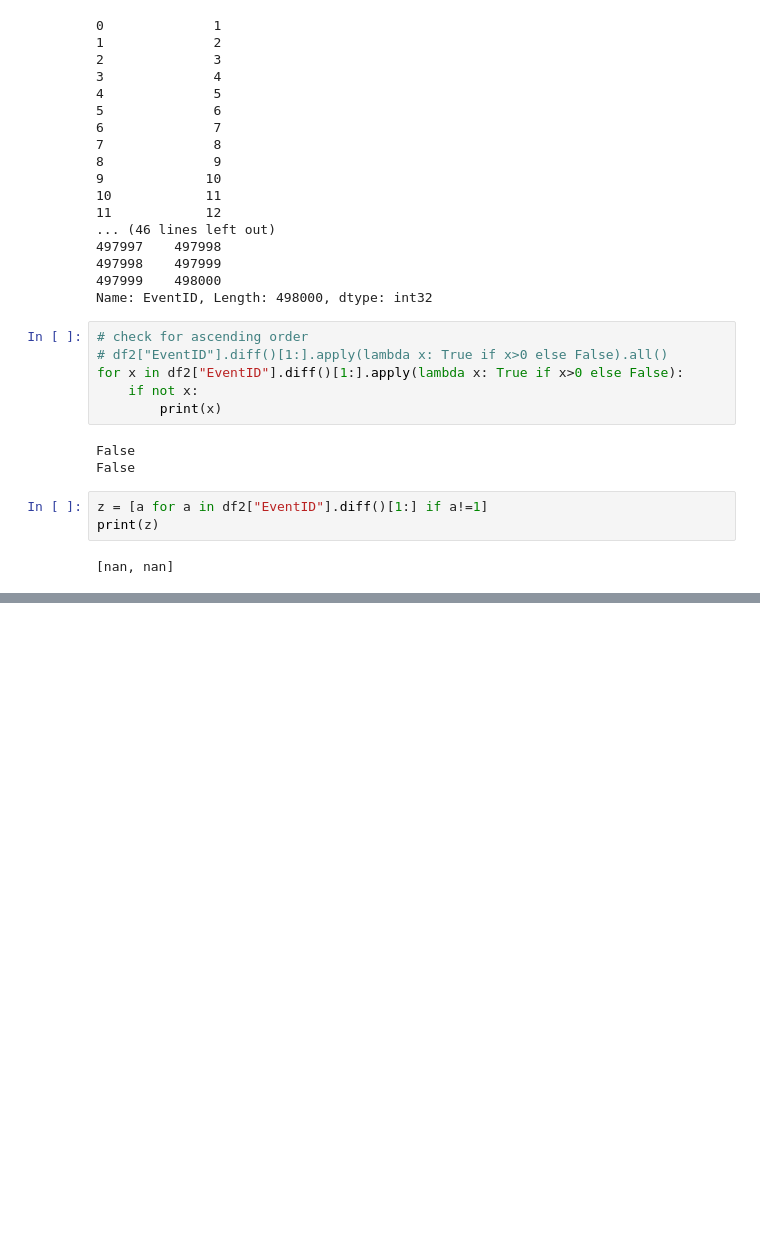
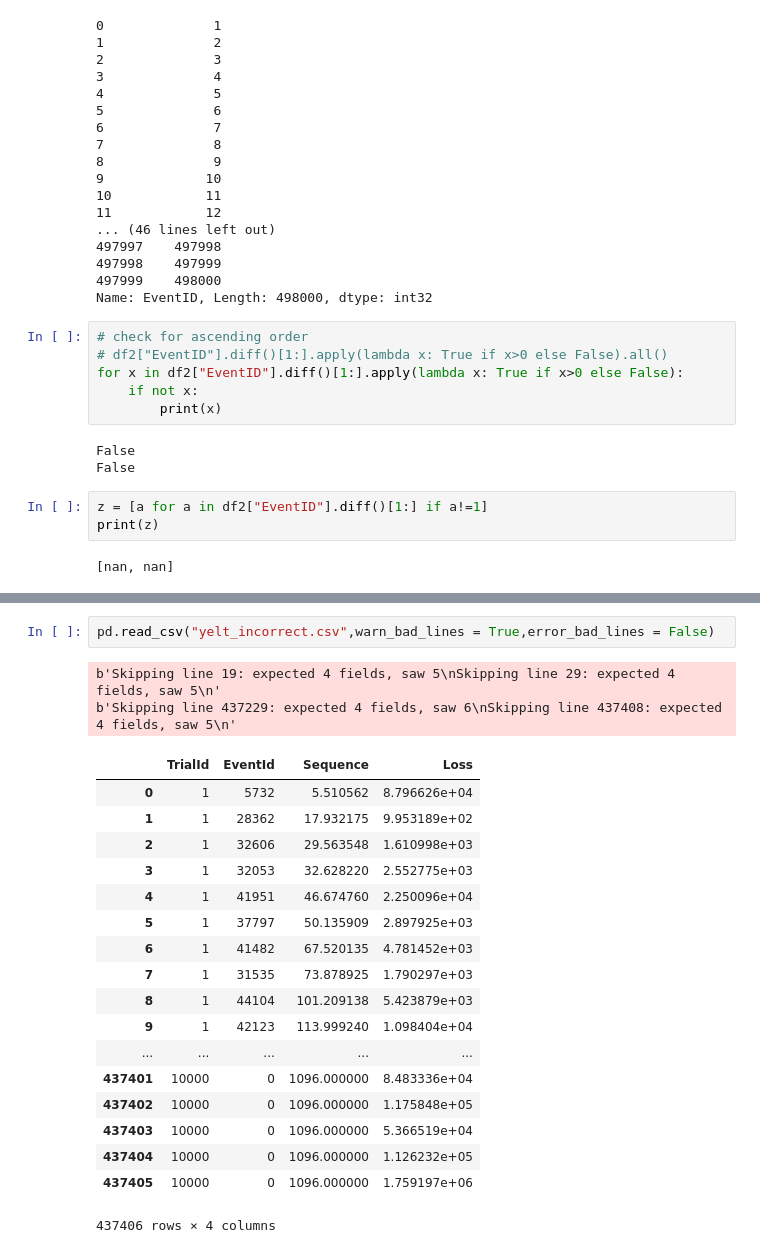
Before and after one commit to bio33/hackathon, a Jupyter notebook: source.ipynb, the cells around one changed output, grey strips where cells are left out. Cells and saved outputs as stored; diff of their text form; blank space fills up the shorter version.

```diff
--- a/source.ipynb
+++ b/source.ipynb
@@ -238,0 +330,23 @@ print(z)
+# %%
+pd.read_csv("yelt_incorrect.csv",warn_bad_lines = True,error_bad_lines = False)
+# %% [output]
+b'Skipping line 19: expected 4 fields, saw 5\nSkipping line 29: expected 4 fields, saw 5\n'
+b'Skipping line 437229: expected 4 fields, saw 6\nSkipping line 437408: expected 4 fields, saw 5\n'
+|  | TrialId | EventId | Sequence | Loss |
+| 0 | 1 | 5732 | 5.510562 | 8.796626e+04 |
+| 1 | 1 | 28362 | 17.932175 | 9.953189e+02 |
+| 2 | 1 | 32606 | 29.563548 | 1.610998e+03 |
+| 3 | 1 | 32053 | 32.628220 | 2.552775e+03 |
+| 4 | 1 | 41951 | 46.674760 | 2.250096e+04 |
+| 5 | 1 | 37797 | 50.135909 | 2.897925e+03 |
+| 6 | 1 | 41482 | 67.520135 | 4.781452e+03 |
+| 7 | 1 | 31535 | 73.878925 | 1.790297e+03 |
+| 8 | 1 | 44104 | 101.209138 | 5.423879e+03 |
+| 9 | 1 | 42123 | 113.999240 | 1.098404e+04 |
+| ... | ... | ... | ... | ... |
+| 437401 | 10000 | 0 | 1096.000000 | 8.483336e+04 |
+| 437402 | 10000 | 0 | 1096.000000 | 1.175848e+05 |
+| 437403 | 10000 | 0 | 1096.000000 | 5.366519e+04 |
+| 437404 | 10000 | 0 | 1096.000000 | 1.126232e+05 |
+| 437405 | 10000 | 0 | 1096.000000 | 1.759197e+06 |
+437406 rows × 4 columns
```
Also changed, not shown: parts of 10 cells of this notebook, 2 other files.
